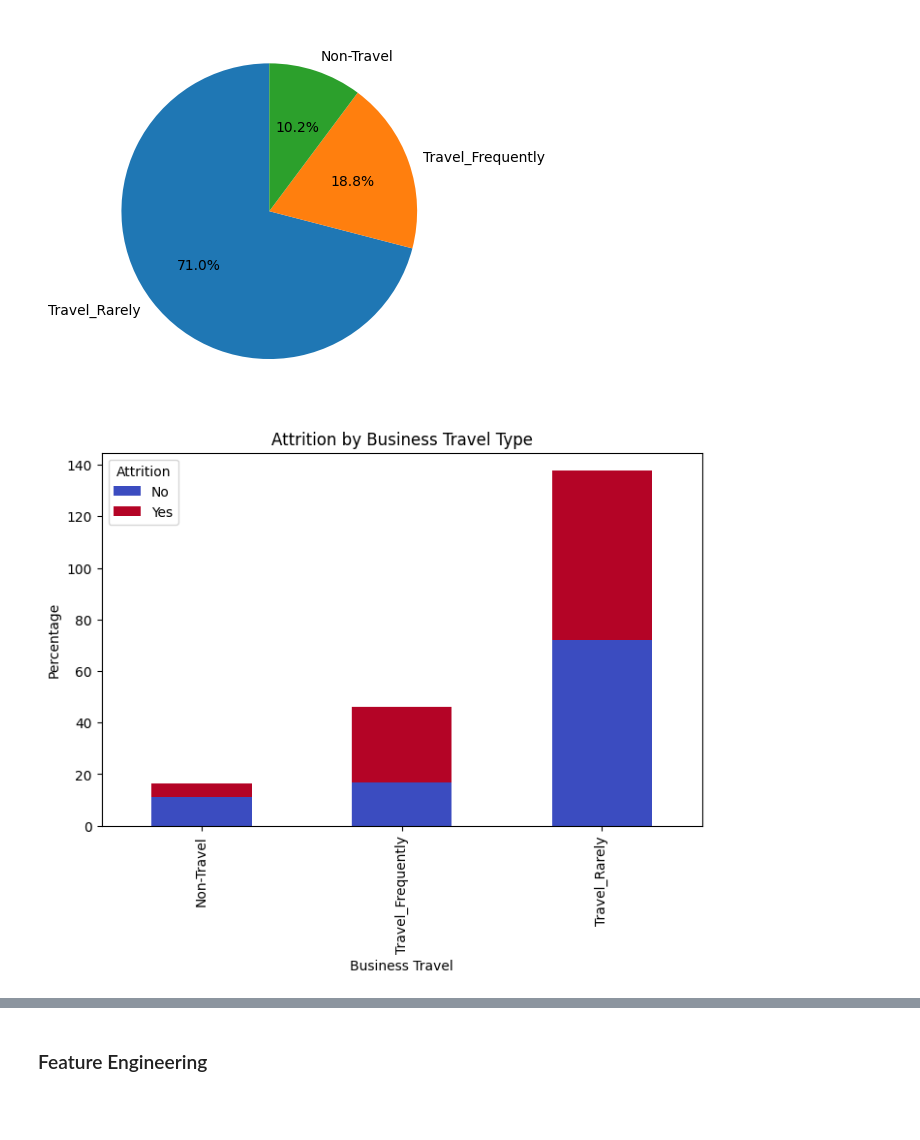
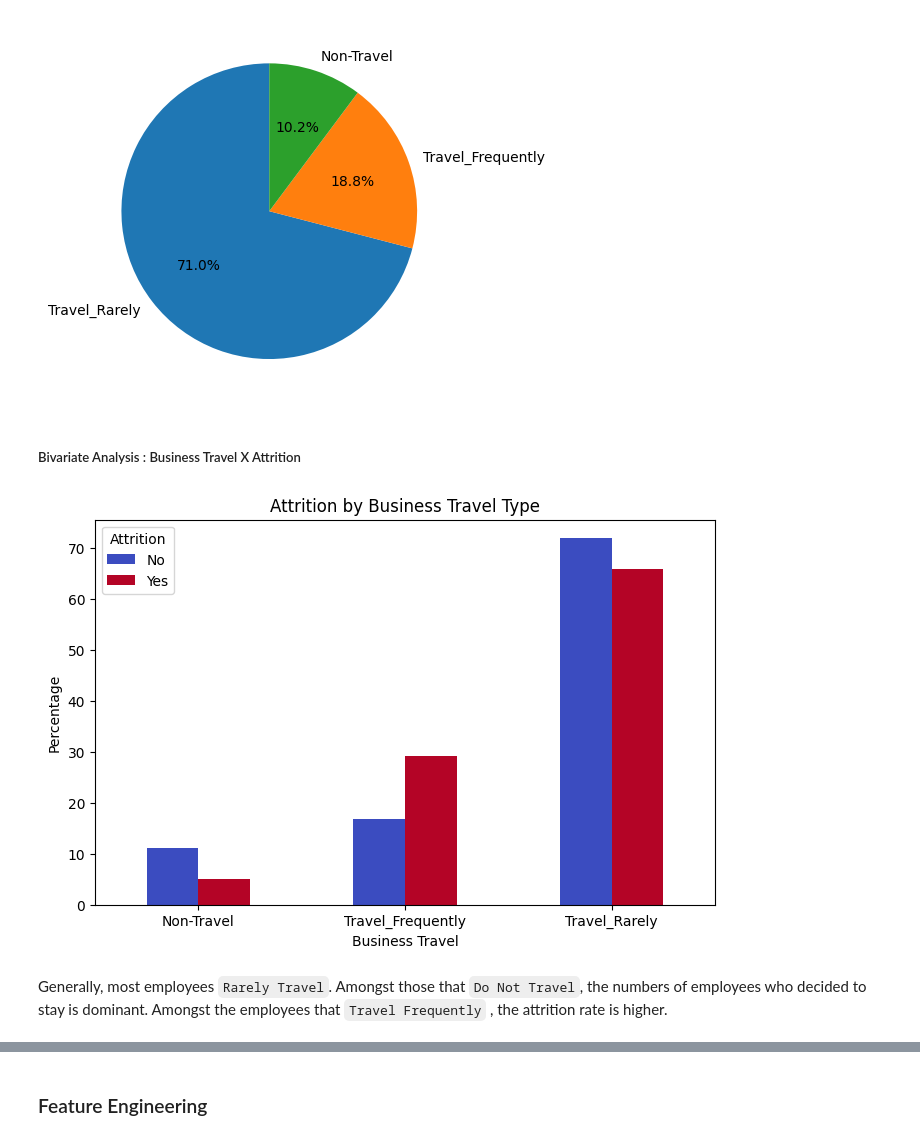
Before and after one commit to CreativeTob/InsightHQ, a Jupyter notebook: main.ipynb, the cells around one changed output, grey strips where cells are left out. Cells and saved outputs as stored; diff of their text form; code cells hidden in the pictures; blank space fills up the shorter version.

```diff
--- a/main.ipynb
+++ b/main.ipynb
@@ -259,31 +353,25 @@ plt.pie(Business_Travel, labels = Business_Travel.index, autopct='%1.1f%%', star
 plt.show()
 # %% [output]
 [figure]
+# %% [markdown]
+##### Bivariate Analysis : Business Travel X Attrition
 # %%
-# Create a table that contains the categories of Business Travel and then attrition
-
-
-# Travel_frequently, Travel_Rarely
-
-# Attrition
-
-# BT_Attrition = df.pivot_table( df, values = 'BusinessTravel', index = 'Attrition', columns = df['BusinessTravel'].value_counts()[1]  )
-
 BT_Attrition = df.pivot_table(
     index='Attrition',
     columns='BusinessTravel',
     values='EmployeeNumber',  # any numeric column just to count
     aggfunc='count',
     fill_value=0
 )
 
 BT_Attrition_pct = BT_Attrition.div(BT_Attrition.sum(axis=1), axis=0) * 100
 
 
-BT_Attrition_pct.T.plot(kind='bar', stacked=True, figsize=(8,5), colormap='coolwarm')
+BT_Attrition_pct.T.plot(kind='bar',figsize=(8,5), colormap='coolwarm')
 plt.title('Attrition by Business Travel Type')
+plt.xticks(rotation=360)
 plt.ylabel('Percentage')
 plt.xlabel('Business Travel')
 plt.show()
 # %% [output]
-[figure, old version]
+[figure, new version]
@@ -294,0 +378,4 @@ plt.show()
+# %% [markdown]
+Generally, most employees `Rarely Travel`.
+Amongst those that ` Do Not Travel `, the numbers of employees who decided to stay is dominant.
+Amongst the employees that `Travel Frequently` , the attrition rate is higher.
```
Also changed, not shown: parts of 35 cells of this notebook.
